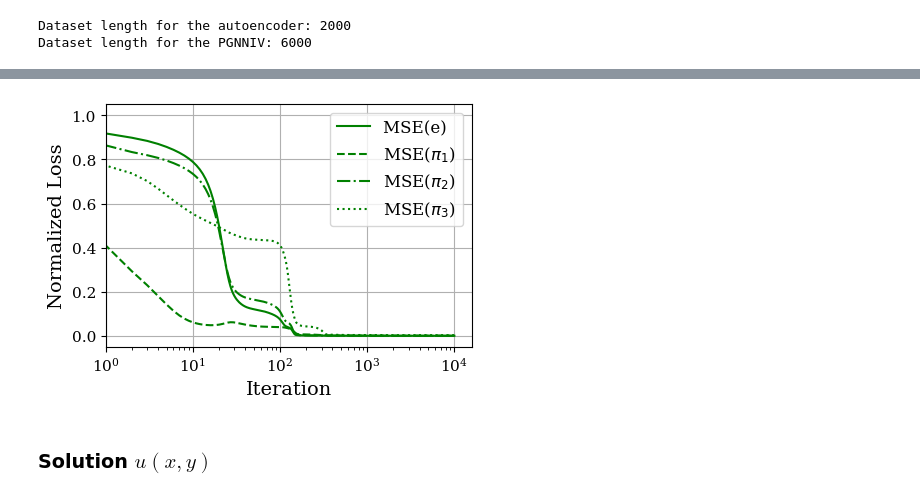
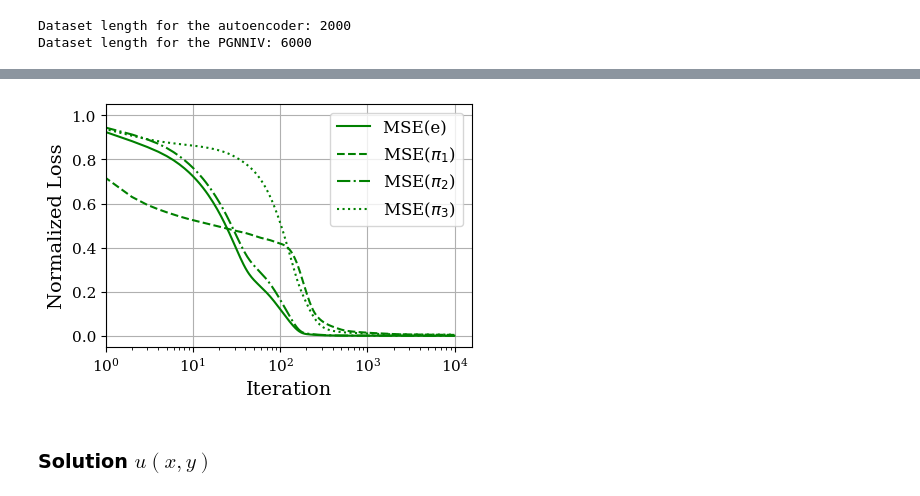
Before and after one commit to rmunozTMELab/Embedding-Oriented-PGNNIV, a Jupyter notebook: model autoencoder/python/visualizer_NN.ipynb, the cells around one changed output, grey strips where cells are left out. Drawn from its saved outputs; the diff is of its cells as text; code cells hidden in the pictures.

```diff
--- a/model autoencoder/python/visualizer_NN.ipynb
+++ b/model autoencoder/python/visualizer_NN.ipynb
@@ -248,28 +248,28 @@ plt.show()
 # %%
 plt.figure(figsize=(width, height))
 # plt.subplots_adjust(left=subplot_adjust_left, bottom=subplot_adjust_bottom)
 
-plt.plot(normalize_list((train_e_loss_list)), label=r'MSE(e) ', color='green', linestyle='-')
-plt.plot(normalize_list((train_pi1_loss_list)), label=r'MSE($\pi_1$) ', color='green', linestyle='--')
-plt.plot(normalize_list((train_pi2_loss_list)), label=r'MSE($\pi_2$) ', color='green', linestyle='-.')
-plt.plot(normalize_list((train_pi3_loss_list)), label=r'MSE($\pi_3$) ', color='green', linestyle=':')
+plt.plot(normalize_list(smooth_curve(train_e_loss_list)), label=r'MSE(e) ', color='green', linestyle='-')
+plt.plot(normalize_list(smooth_curve(train_pi1_loss_list)), label=r'MSE($\pi_1$) ', color='green', linestyle='--')
+plt.plot(normalize_list(smooth_curve(train_pi2_loss_list)), label=r'MSE($\pi_2$) ', color='green', linestyle='-.')
+plt.plot(normalize_list(smooth_curve(train_pi3_loss_list)), label=r'MSE($\pi_3$) ', color='green', linestyle=':')
 
 plt.xlabel('Iteration', fontsize=label_fontsize)
 plt.ylabel('Normalized Loss', fontsize=label_fontsize)
 # plt.title('Lineal homogeneous normalized learning curves', fontsize=s)
 
 plt.grid(True)
 plt.legend(loc='upper right', fontsize=legend_fontsize)
 plt.tick_params(axis='both', which='major', labelsize=tick_fontsize)
 
 plt.xscale('log')
 # plt.yscale('log')
 plt.xlim(left=1)
 
 # plt.savefig(os.path.join(MODEL_RESULTS_PATH, f'penalties_non_lineal_P4.pdf'), bbox_inches='tight', dpi=600)
 plt.show()
 # %% [output]
-[figure, old version]
+[figure, new version]
 # %%
 def relative_error_stats(validation, prediction, dx=dx, dy=dy):
 
```
Also changed, not shown: parts of 14 cells of this notebook, 32 other files.
